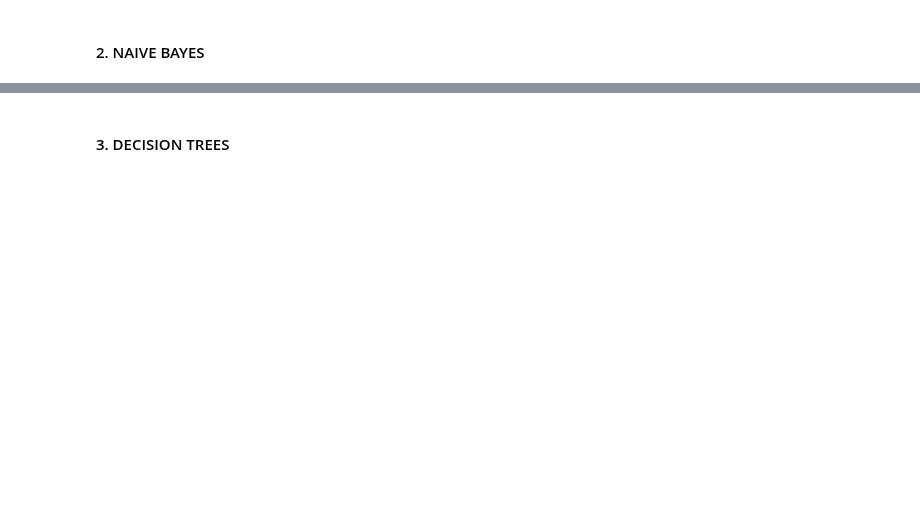
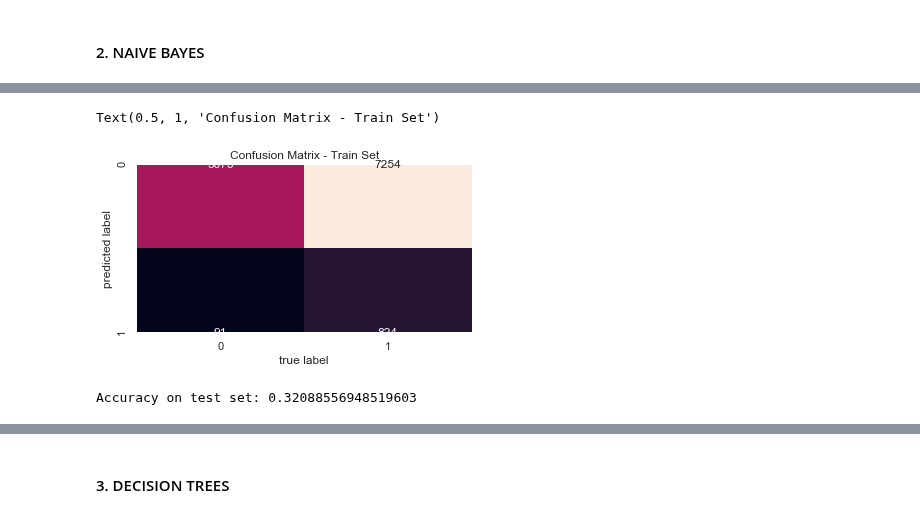
Before and after one commit to beatriz-lima/Machine-Learning-2019, a Jupyter notebook: Notes_Project.ipynb, the cells around one changed output, grey strips where cells are left out. Drawn from its saved outputs; the diff is of its cells as text; code cells hidden in the pictures; blank space fills up the shorter version.

```diff
--- a/Notes_Project.ipynb
+++ b/Notes_Project.ipynb
@@ -824,9 +931,9 @@ gnb_b
 gnb_b = GaussianNB()
 
 #Train NAIVE BAYES ON THE TRAIN SET
-gnb_b = gnb_b.fit(X_train_b, y_train_b)
+gnb_b = gnb_b.fit(X_train, y_train_binary)
 
-print("Accuracy on training set:",  gnb_b.score(X_train_b, y_train_b))
+print("Accuracy on training set:",  gnb_b.score(X_train, y_train_binary))
 
 # predictions for train set
-y_train_pred_b_GNB = gnb_b.predict(X_train_b)
+y_train_pred_b_GNB = gnb_b.predict(X_train)
@@ -835,15 +953,20 @@ print(classification_report(y_train_b,y_train_pred_b_GNB))
 # %%
-cm_test = confusion_matrix(y_train_b, y_train_pred_b_GNB)
+cm_test = confusion_matrix(y_train_binary, y_train_pred_b_GNB)
 
 sns.heatmap(cm_test.T, square=True, annot=True, fmt='d', cbar=False,
             xticklabels=(0,1),
             yticklabels=(0,1))
 plt.xlabel('true label')
 plt.ylabel('predicted label');
 plt.title('Confusion Matrix - Train Set')
+# %% [output]
+Text(0.5, 1, 'Confusion Matrix - Train Set')
+[figure, added]
 # %%
 # predictions for test set
-y_test_pred_b_GNB = gnb_b.predict(X_test_b)
+y_test_pred_b_GNB = gnb_b.predict(X_test)
 
-print("Accuracy on test set:",  gnb_b.score(X_test_b, y_test_b))
+print("Accuracy on test set:",  gnb_b.score(X_test, y_test_binary))
+# %% [output]
+Accuracy on test set: 0.32088556948519603
 # %%
```
Also changed, not shown: parts of 70 cells of this notebook.
